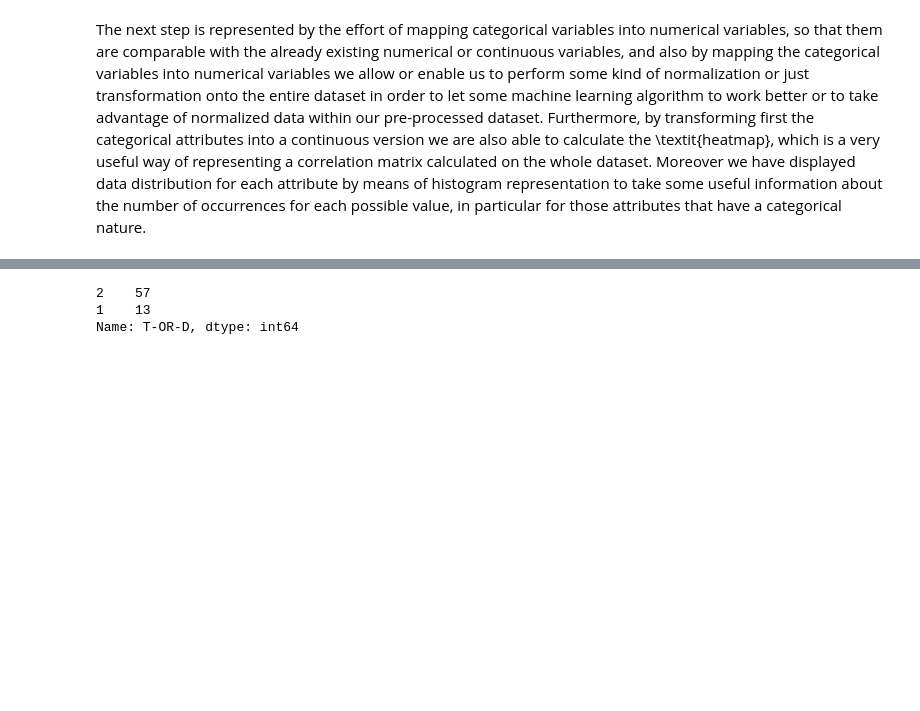
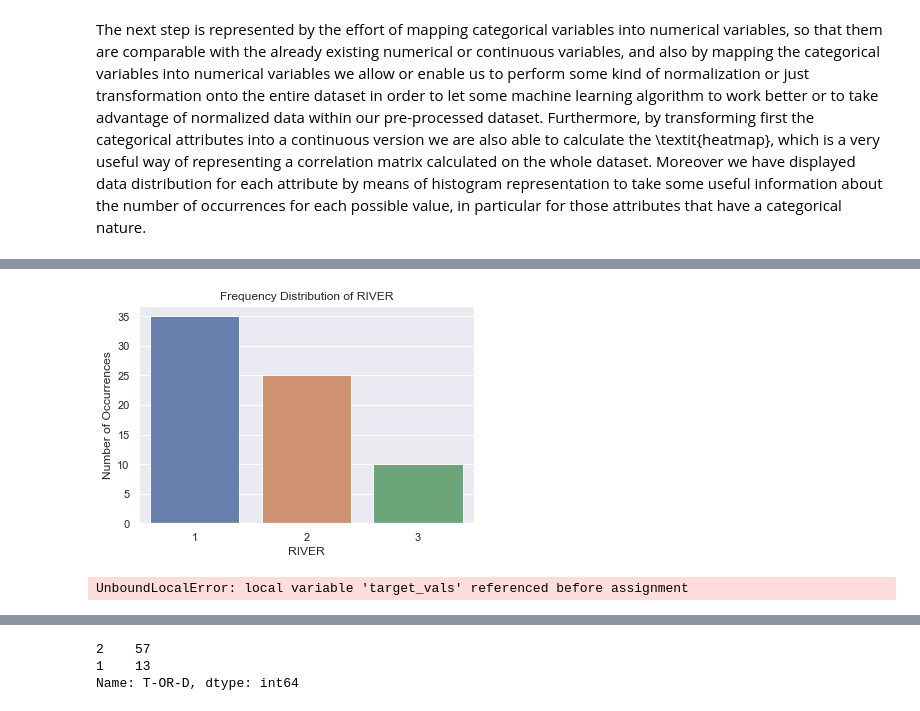
Before and after one commit to franec94/Pittsburgh-Bridge-Dataset, a Jupyter notebook: pittsburgh-bridges-data-set-analysis/Data Space Report (Official).ipynb, the cells around one changed output, grey strips where cells are left out. Saved outputs shown, nothing was run; the diff lists cells and outputs as text; code cells hidden in the pictures; blank space fills up the shorter version.

```diff
--- a/pittsburgh-bridges-data-set-analysis/Data Space Report (Official).ipynb
+++ b/pittsburgh-bridges-data-set-analysis/Data Space Report (Official).ipynb
@@ -362,0 +355,10 @@ show_frequency_distribution_predictors(dataset, columns_2_avoid)
+# %%
+columns_2_avoid = ['ERECTED', 'LENGTH', 'LOCATION']
+target_col = 'T-OR-D'
+# show_frequency_distribution_predictors(dataset, columns_2_avoid)
+show_frequency_distribution_predictor(dataset, predictor_name='RIVER', columns_2_avoid=columns_2_avoid)
+
+build_boxplot(dataset, predictor_name='RIVER', columns_2_avoid=columns_2_avoid, target_col='T-OR-D')
+# %% [output]
+[figure, added]
+UnboundLocalError: local variable 'target_vals' referenced before assignment
```
Also changed, not shown: parts of 27 cells of this notebook, 2 other files.
